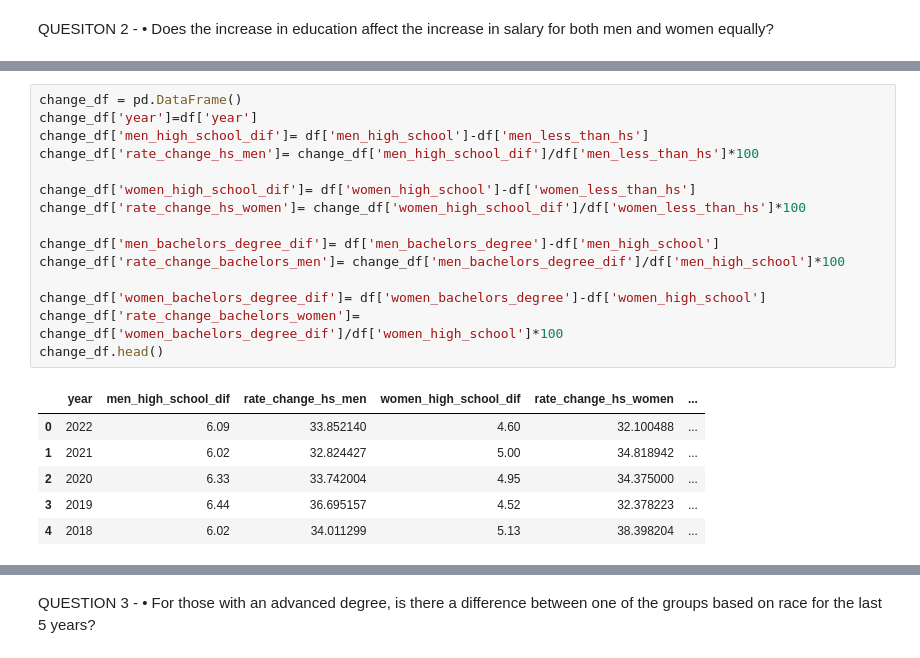
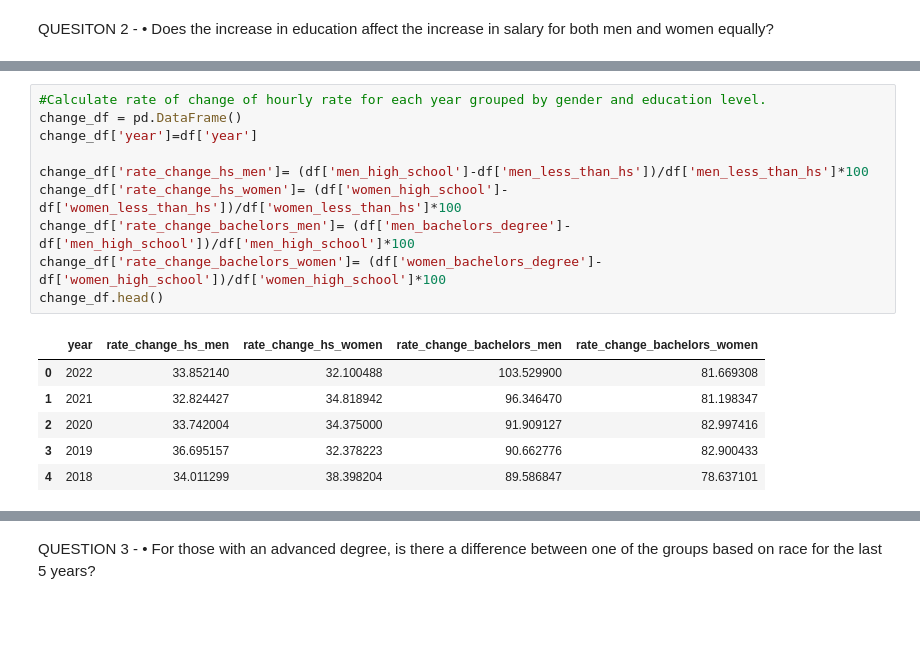
Before and after one commit to Crashapple/Project_1, a Jupyter notebook: Project1.ipynb, the cells around one changed output, grey strips where cells are left out. Drawn from its saved outputs; the diff is of its cells as text; blank space fills up the shorter version.

```diff
--- a/Project1.ipynb
+++ b/Project1.ipynb
@@ -108,22 +81,17 @@ plt.show()
 # %%
+#Calculate rate of change of hourly rate for each year grouped by gender and education level.
 change_df = pd.DataFrame()
 change_df['year']=df['year']
-change_df['men_high_school_dif']= df['men_high_school']-df['men_less_than_hs']
-change_df['rate_change_hs_men']= change_df['men_high_school_dif']/df['men_less_than_hs']*100
 
-change_df['women_high_school_dif']= df['women_high_school']-df['women_less_than_hs']
-change_df['rate_change_hs_women']= change_df['women_high_school_dif']/df['women_less_than_hs']*100
-
-change_df['men_bachelors_degree_dif']= df['men_bachelors_degree']-df['men_high_school']
-change_df['rate_change_bachelors_men']= change_df['men_bachelors_degree_dif']/df['men_high_school']*100
-
-change_df['women_bachelors_degree_dif']= df['women_bachelors_degree']-df['women_high_school']
-change_df['rate_change_bachelors_women']= change_df['women_bachelors_degree_dif']/df['women_high_school']*100
+change_df['rate_change_hs_men']= (df['men_high_school']-df['men_less_than_hs'])/df['men_less_than_hs']*100
+change_df['rate_change_hs_women']= (df['women_high_school']-df['women_less_than_hs'])/df['women_less_than_hs']*100
+change_df['rate_change_bachelors_men']= (df['men_bachelors_degree']-df['men_high_school'])/df['men_high_school']*100
+change_df['rate_change_bachelors_women']= (df['women_bachelors_degree']-df['women_high_school'])/df['women_high_school']*100
 change_df.head()
 # %% [output]
-|  | year | men_high_school_dif | rate_change_hs_men | women_high_school_dif | rate_change_hs_women | ... |
-| 0 | 2022 | 6.09 | 33.852140 | 4.60 | 32.100488 | ... |
-| 1 | 2021 | 6.02 | 32.824427 | 5.00 | 34.818942 | ... |
-| 2 | 2020 | 6.33 | 33.742004 | 4.95 | 34.375000 | ... |
-| 3 | 2019 | 6.44 | 36.695157 | 4.52 | 32.378223 | ... |
-| 4 | 2018 | 6.02 | 34.011299 | 5.13 | 38.398204 | ... |
+|  | year | rate_change_hs_men | rate_change_hs_women | rate_change_bachelors_men | rate_change_bachelors_women |
+| 0 | 2022 | 33.852140 | 32.100488 | 103.529900 | 81.669308 |
+| 1 | 2021 | 32.824427 | 34.818942 | 96.346470 | 81.198347 |
+| 2 | 2020 | 33.742004 | 34.375000 | 91.909127 | 82.997416 |
+| 3 | 2019 | 36.695157 | 32.378223 | 90.662776 | 82.900433 |
+| 4 | 2018 | 34.011299 | 38.398204 | 89.586847 | 78.637101 |
```
Also changed, not shown: parts of 7 cells of this notebook.
